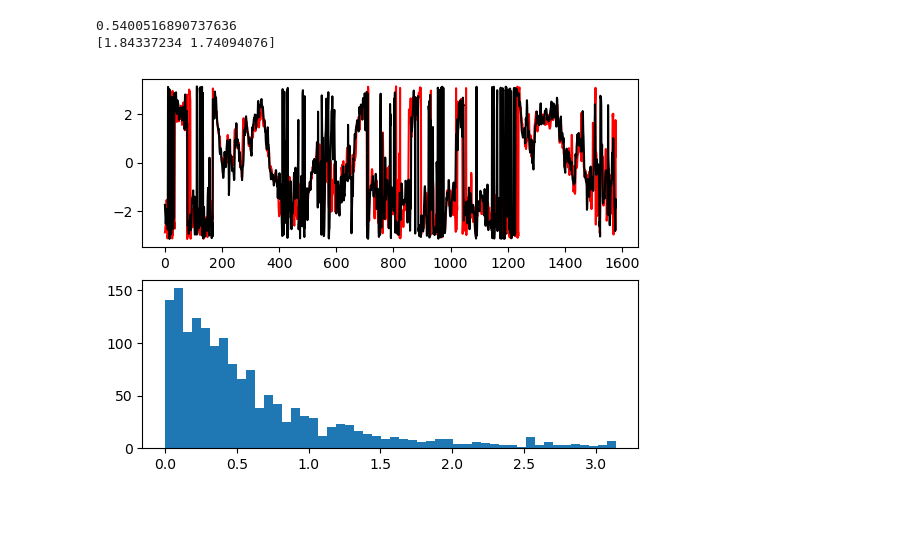
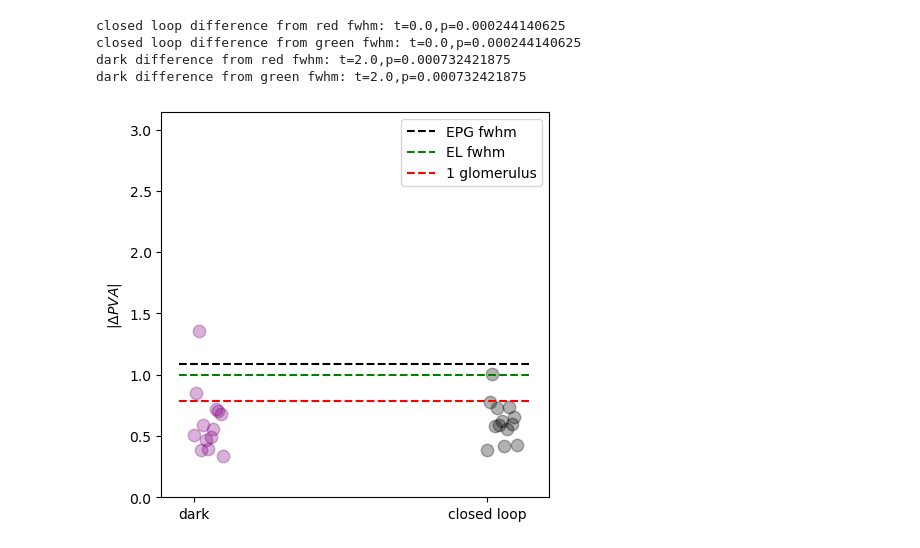
Before and after one commit to yfisher-lab/NeuromodPlasticity, a Jupyter notebook: NeuromodPlasticity/figures/EL_EPG_coimaging/R18B05LexA_jGCaMP8s_R60D05Gal4_jRGECO1a.ipynb, the cells around one changed output. Drawn from its saved outputs; the diff is of its cells as text; code cells hidden in the pictures; blank space fills up the shorter version.

```diff
--- a/NeuromodPlasticity/figures/EL_EPG_coimaging/R18B05LexA_jGCaMP8s_R60D05Gal4_jRGECO1a.ipynb
+++ b/NeuromodPlasticity/figures/EL_EPG_coimaging/R18B05LexA_jGCaMP8s_R60D05Gal4_jRGECO1a.ipynb
@@ -54,24 +55,43 @@ stats_df
-# %%
-ts = nmp.session.GetTS(load_row(sess_df.iloc[3]), channels=(0,1))
-fig, ax= plt.subplots(2,1)
-ax[0].plot(ts.phi[0,:], color='r')
-ax[0].plot(ts.phi[1,:], color='k')
-
-pv_diff = np.angle(np.exp(1j*(np.diff(ts.phi,axis=0)))).ravel()
-ax[1].hist(np.abs(pv_diff), bins=50)
-print(sp.stats.circmean(np.abs(pv_diff)))
-# ax[1].plot(np.angle(np.exp(1j*(np.diff(ts.phi,axis=0)))).ravel())
-# ax[1].hist
-
-# ax[0].imshow(ts.dff[0,:,:], aspect='auto')
-# ax[1].imshow(ts.dff[1,:,:], aspect='auto')
-
-offset_c = ts.offset_c.mean(axis=-1)
-print(np.angle(offset_c))
-# %% [output]
-0.5400516890737636
-[1.84337234 1.74094076]
-[figure, removed]
+# %%
+fig, ax = plt.subplots(1,1,figsize=[5,5])
+mask = stats_df_unique['cl']==1
+
+
+k = 'pva_diff'
+ax.scatter(np.linspace(0,.1,num=mask.sum())+1, stats_df_unique.loc[mask, k], color='k', alpha=.3, s=80)
+
+ax.scatter(np.linspace(0,.1,num=(~mask).sum()), stats_df_unique.loc[~mask, k], color='purple', alpha=.3, s=80)
+
+
+fwhm_ch1 = stats_df_unique.loc[mask,'fwhm_ch1'].mean()
+fwhm_ch2 = stats_df_unique.loc[mask,'fwhm_ch2'].mean()
+# ax.plot([-.05,1.15], np.pi/2*np.ones((2,)), 'k--') # chance
+ax.plot([-.05,1.15], fwhm_ch1*np.ones((2,)), color = 'k', linestyle='--', label='EPG fwhm') # ch1 bump width
+ax.plot([-.05,1.15], fwhm_ch2*np.ones((2,)), color = 'green', linestyle='--', label='EL fwhm') # ch1 bump width
+ax.plot([-.05,1.15], np.pi/4*np.ones((2,)), color = 'red', linestyle='--', label='1 glomerulus') # ch1 bump width
+# ax.plot([-.05,1.15],  fwhm1, 'purple--') # chance
+ax.set_ylim([0,np.pi])
+ax.set_xticks([0,1], labels=['dark', 'closed loop'])
+ax.set_ylabel(r'$| \Delta PVA |$')
+ax.legend()
+
+t, p = sp.stats.wilcoxon(stats_df_unique.loc[mask, k]-fwhm_ch1)
+print(f"closed loop difference from red fwhm: t={t},p={p}")
+t, p = sp.stats.wilcoxon(stats_df_unique.loc[mask, k]-fwhm_ch1)
+print(f"closed loop difference from green fwhm: t={t},p={p}")
+t,p = sp.stats.wilcoxon(stats_df_unique.loc[mask, k]-np.pi/2)
+
+
+t, p = sp.stats.wilcoxon(stats_df_unique.loc[~mask, k]-fwhm_ch1)
+print(f"dark difference from red fwhm: t={t},p={p}")
+t, p = sp.stats.wilcoxon(stats_df_unique.loc[~mask, k]-fwhm_ch1)
+print(f"dark difference from green fwhm: t={t},p={p}")
+# %% [output]
+closed loop difference from red fwhm: t=0.0,p=0.000244140625
+closed loop difference from green fwhm: t=0.0,p=0.000244140625
+dark difference from red fwhm: t=2.0,p=0.000732421875
+dark difference from green fwhm: t=2.0,p=0.000732421875
+[figure, added]
 # %%
 # measure phase offset
 
```
Also changed, not shown: parts of 1 cell of this notebook, 1 other file.
